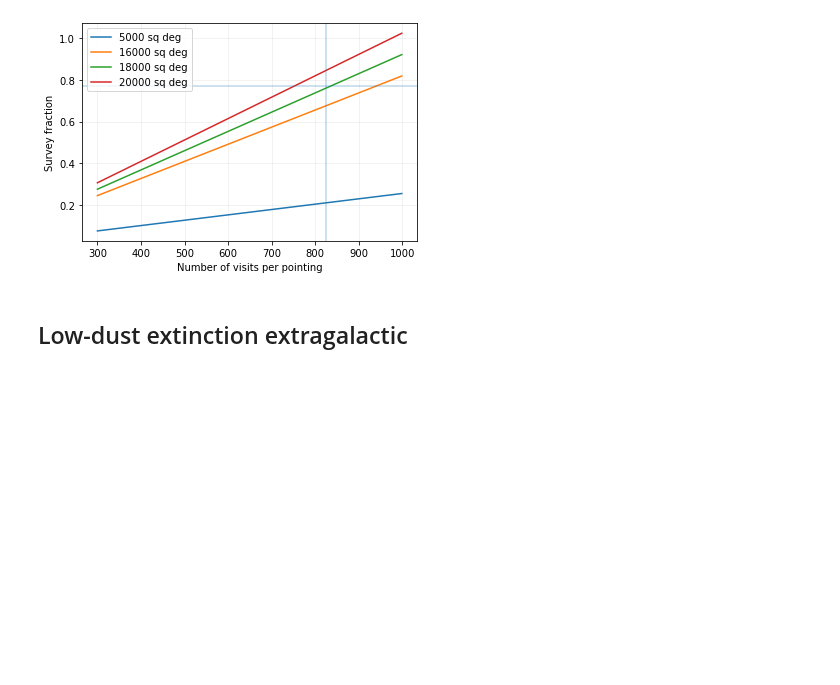
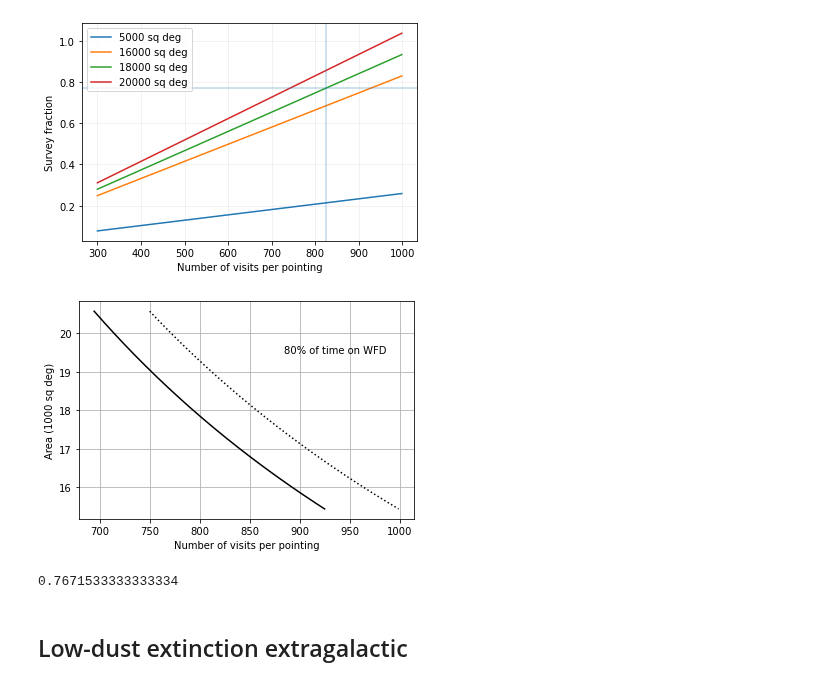
Before and after one commit to lsst-pst/survey_strategy, a Jupyter notebook: fbs_1.7/SkyCoverage.ipynb, the cells around one changed output. Saved outputs shown, nothing was run; the diff lists cells and outputs as text; code cells hidden in the pictures; blank space fills up the shorter version.

```diff
--- a/fbs_1.7/SkyCoverage.ipynb
+++ b/fbs_1.7/SkyCoverage.ipynb
@@ -47,9 +49,10 @@ hp.mollview(dustmap, min=0, max=1)
 # We can use a rough scaling derived from
 # https://github.com/lsst-pst/survey_strategy/blob/master/fbs_1.7/SurveyFootprints-NvisitsVsArea.ipynb
 
-# x = (scale['NvisitPerPoint*']/825) * (scale['Area']/18000) / (scale['t']/0.76)  == constant (~1)
+# x = (scale['NvisitPerPoint*']/825) * (scale['Area']/18000) / (scale['t']/0.77)  == constant (~1)
+
 def scalingfunc(survey_frac=None, nvisits_per_pointing=None, area=None):
-    defaults = {'survey_frac': 0.76, 'area': 18000, 'nvisits_per_pointing': 825}
+    defaults = {'survey_frac': 0.77, 'area': 18000, 'nvisits_per_pointing': 825}
     if area is None:
         area = (survey_frac / defaults['survey_frac']) / (nvisits_per_pointing / defaults['nvisits_per_pointing'])
         return area * defaults['area']
@@ -80,6 +79,24 @@ plt.ylabel('Survey fraction')
 # %% [output]
 Text(0, 0.5, 'Survey fraction')
 [figure]
+# %%
+nvis=np.arange(750, 1000)
+plt.plot(nvis, scalingfunc(nvisits_per_pointing=nvis, survey_frac=0.8)/1000, 'k:')
+plt.plot(nvis/1.08, scalingfunc(nvisits_per_pointing=nvis, survey_frac=0.8)/1000, 'k-')
+plt.figtext(s='80% of time on WFD', x=0.6, y=0.7)
+plt.xlabel('Number of visits per pointing')
+plt.ylabel('Area (1000 sq deg)')
+plt.grid()
+# The solid line = the scaling function / 1.08 .. which both is about the level of variation between 'Minimum'
+# number of visits per pointing and "Median" nvisits/pointing (in most simulations) AND a not-unreasonable amount
+# of number of visits per pointing to hold as 'contingency'
+# .. in other words, plan for the solid line, hope for the dashed line (?)
+# %% [output]
+[figure, added]
+# %%
+scalingfunc(nvisits_per_pointing=967, area=15300)
+# %% [output]
+0.7671533333333334
 # %% [markdown]
 ## Low-dust extinction extragalactic
 # %%
```
Also changed, not shown: parts of 29 cells of this notebook.
